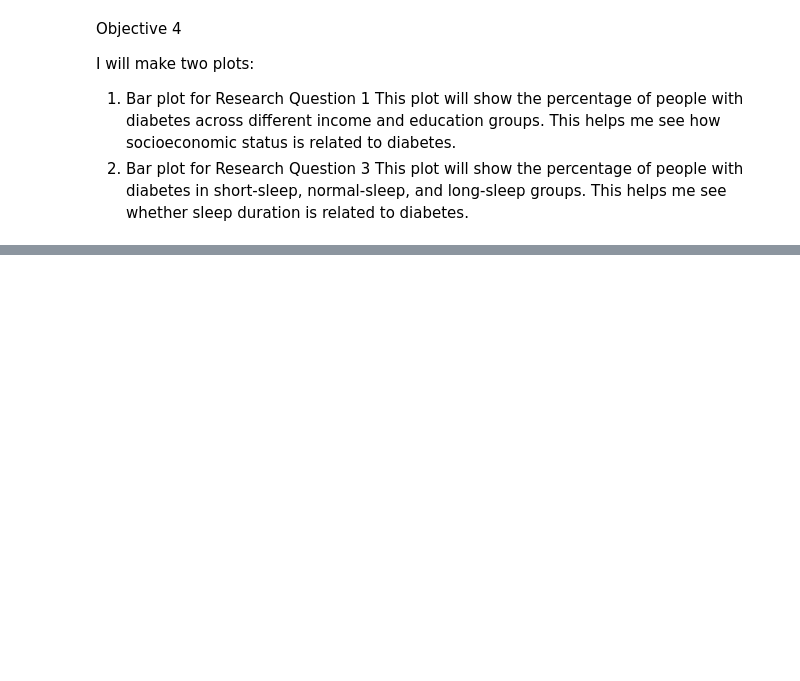
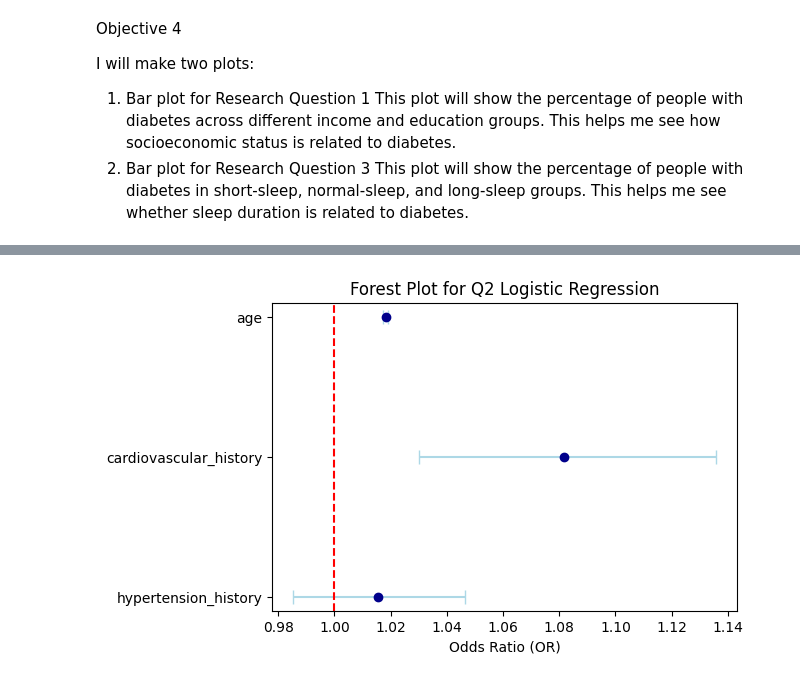
Before and after one commit to DollyChenlp/BIOS-584, a Jupyter notebook: Final Liping Chen.ipynb, the cells around one changed output, grey strips where cells are left out. Saved outputs shown, nothing was run; the diff lists cells and outputs as text; code cells hidden in the pictures; blank space fills up the shorter version.

```diff
--- a/Final Liping Chen.ipynb
+++ b/Final Liping Chen.ipynb
@@ -287,0 +389,3 @@ This plot will show the percentage of people with diabetes in short-sleep, norma
+# %%
+q2 = db[["diagnosed_diabetes", "hypertension_history", "cardiovascular_history", "age"]].dropna()
+q2.head()
@@ -287,0 +399,7 @@ This plot will show the percentage of people with diabetes in short-sleep, norma
+# %%
+model_q2 = smf.logit(
+    formula="diagnosed_diabetes ~ hypertension_history + cardiovascular_history + age",
+    data=q2
+).fit()
+
+print(model_q2.summary())
@@ -287,0 +427,13 @@ This plot will show the percentage of people with diabetes in short-sleep, norma
+# %%
+params_q2 = model_q2.params
+conf_q2 = model_q2.conf_int()
+conf_q2.columns = ["lower", "upper"]
+
+or_table_q2 = pd.DataFrame({
+    "Variable": params_q2.index,
+    "OR": np.exp(params_q2),
+    "lower_CI": np.exp(conf_q2["lower"]),
+    "upper_CI": np.exp(conf_q2["upper"])
+})
+
+or_table_q2
@@ -287,0 +454,23 @@ This plot will show the percentage of people with diabetes in short-sleep, norma
+# %%
+import matplotlib.pyplot as plt
+
+plot_data_q2 = or_table_q2.iloc[1:]  # remove intercept
+
+plt.figure(figsize=(6, 4))
+plt.errorbar(
+    plot_data_q2["OR"],
+    plot_data_q2["Variable"],
+    xerr=[plot_data_q2["OR"] - plot_data_q2["lower_CI"],
+          plot_data_q2["upper_CI"] - plot_data_q2["OR"]],
+    fmt='o',
+    color='darkblue',
+    ecolor='lightblue',
+    capsize=5
+)
+
+plt.axvline(1, color='red', linestyle='--')
+plt.xlabel("Odds Ratio (OR)")
+plt.title("Forest Plot for Q2 Logistic Regression")
+plt.show()
+# %% [output]
+[figure, added]
```
Also changed, not shown: parts of 24 cells of this notebook.
